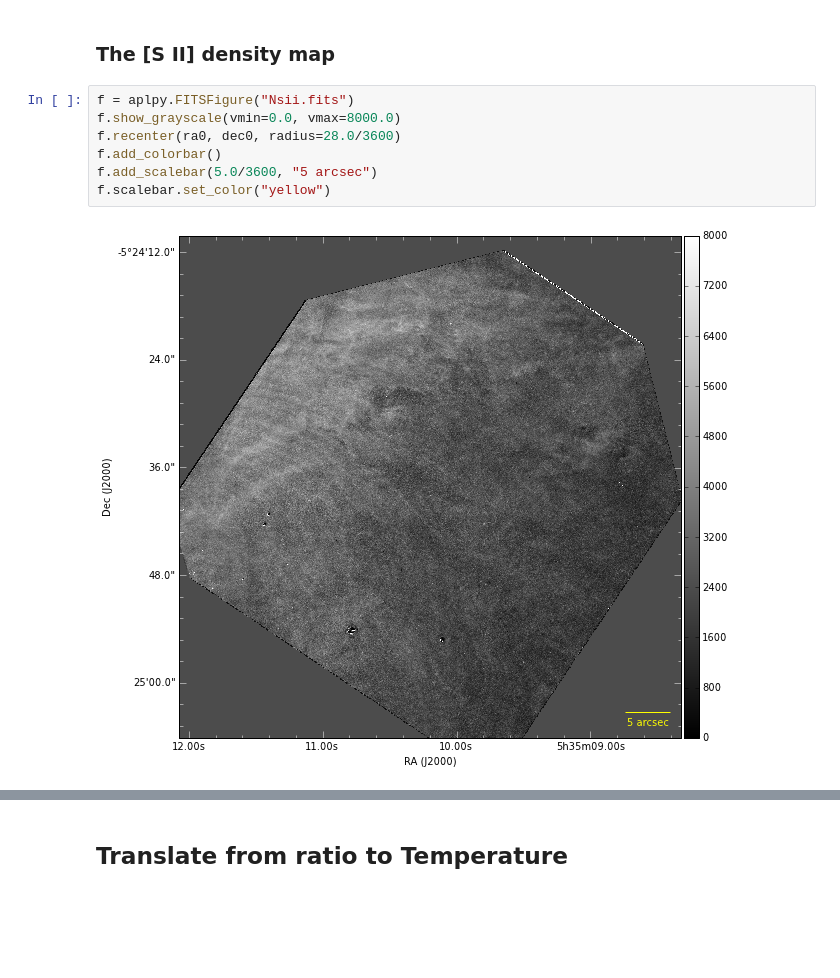
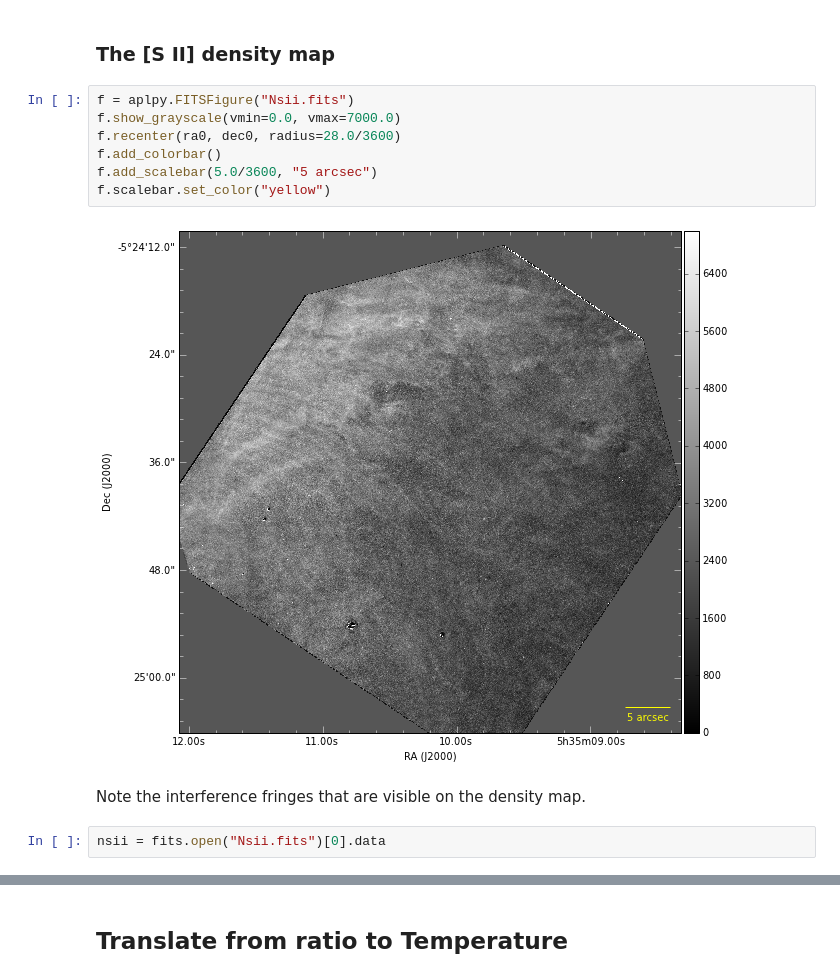
Before and after one commit to deprecated/orion-tsq, a Jupyter notebook: WFC3 images exploration.ipynb, the cells around one changed output, grey strips where cells are left out. Cells and saved outputs as stored; diff of their text form; blank space fills up the shorter version.

```diff
--- a/WFC3 images exploration.ipynb
+++ b/WFC3 images exploration.ipynb
@@ -337,10 +347,14 @@ rnii_hdu.writeto("rnii-0938.fits", clobber=True)
 ### The [S II] density map
 # %%
 f = aplpy.FITSFigure("Nsii.fits")
-f.show_grayscale(vmin=0.0, vmax=8000.0)
+f.show_grayscale(vmin=0.0, vmax=7000.0)
 f.recenter(ra0, dec0, radius=28.0/3600)
 f.add_colorbar()
 f.add_scalebar(5.0/3600, "5 arcsec")
 f.scalebar.set_color("yellow")
 # %% [output]
-[figure, old version]
+[figure, new version]
+# %% [markdown]
+Note the interference fringes that are visible on the density map.
+# %%
+nsii = fits.open("Nsii.fits")[0].data
```
Also changed, not shown: parts of 15 cells of this notebook, 11 other files.
